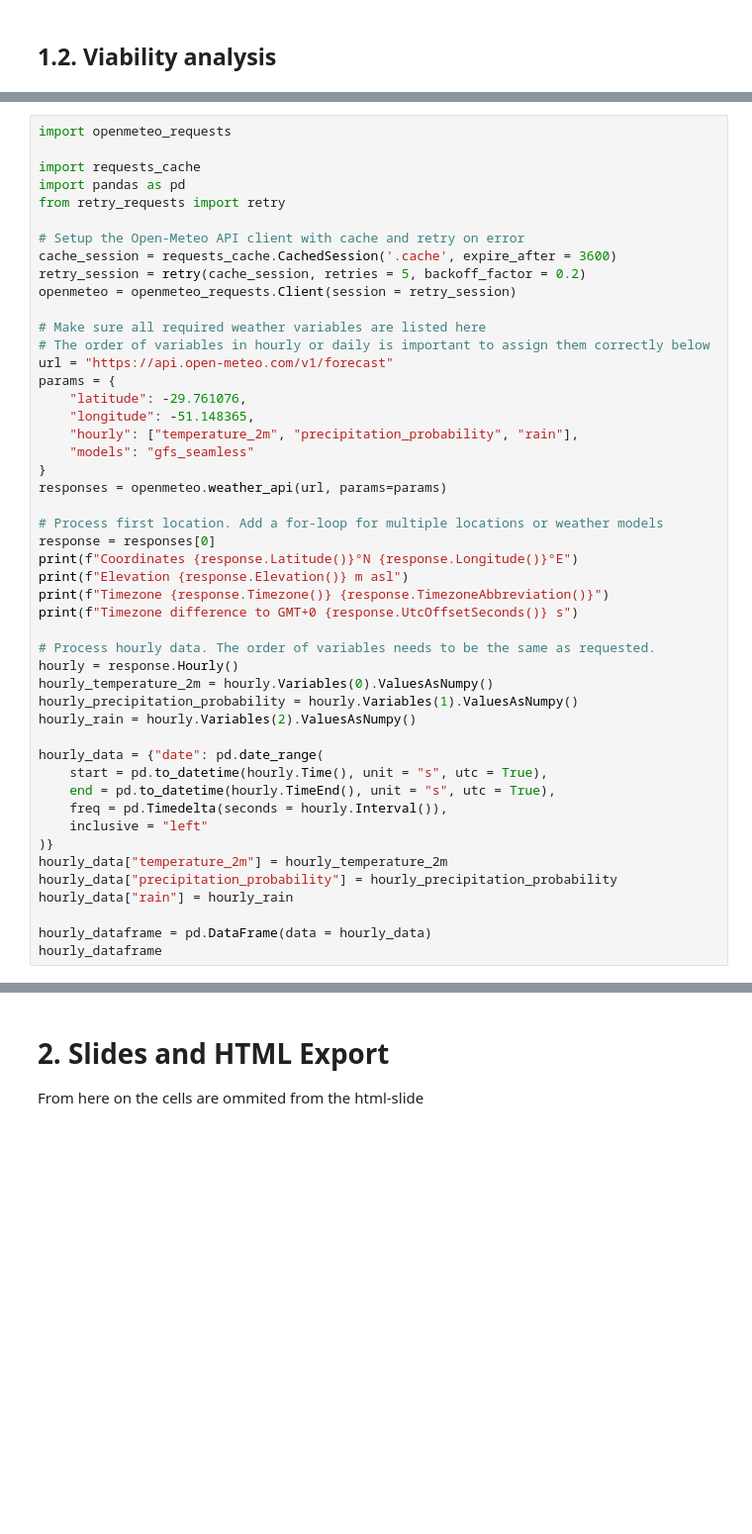
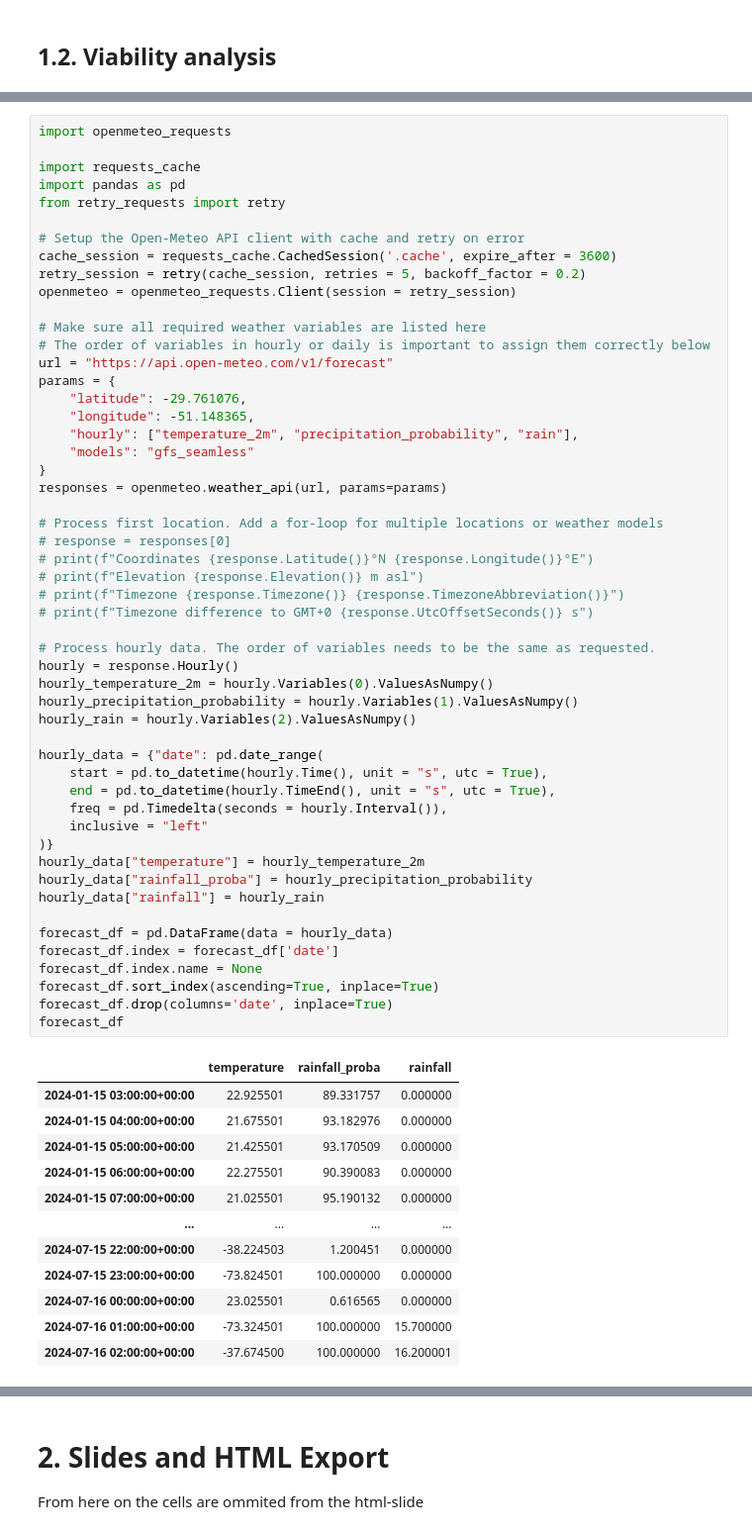
Before and after one commit to samucab/data-flood-forecasting-pitch, a Jupyter notebook: idea-viability.ipynb, the cells around one changed output, grey strips where cells are left out. Shown at 99% size. Drawn from its saved outputs; the diff is of its cells as text; blank space fills up the shorter version.

```diff
--- a/idea-viability.ipynb
+++ b/idea-viability.ipynb
@@ -231,40 +230,56 @@ cache_session = requests_cache.CachedSession('.cache', expire_after = 3600)
 retry_session = retry(cache_session, retries = 5, backoff_factor = 0.2)
 openmeteo = openmeteo_requests.Client(session = retry_session)
 
 # Make sure all required weather variables are listed here
 # The order of variables in hourly or daily is important to assign them correctly below
 url = "https://api.open-meteo.com/v1/forecast"
 params = {
 	"latitude": -29.761076,
 	"longitude": -51.148365,
 	"hourly": ["temperature_2m", "precipitation_probability", "rain"],
     "models": "gfs_seamless"
 }
 responses = openmeteo.weather_api(url, params=params)
 
 # Process first location. Add a for-loop for multiple locations or weather models
-response = responses[0]
-print(f"Coordinates {response.Latitude()}°N {response.Longitude()}°E")
-print(f"Elevation {response.Elevation()} m asl")
-print(f"Timezone {response.Timezone()} {response.TimezoneAbbreviation()}")
-print(f"Timezone difference to GMT+0 {response.UtcOffsetSeconds()} s")
+# response = responses[0]
+# print(f"Coordinates {response.Latitude()}°N {response.Longitude()}°E")
+# print(f"Elevation {response.Elevation()} m asl")
+# print(f"Timezone {response.Timezone()} {response.TimezoneAbbreviation()}")
+# print(f"Timezone difference to GMT+0 {response.UtcOffsetSeconds()} s")
 
 # Process hourly data. The order of variables needs to be the same as requested.
 hourly = response.Hourly()
 hourly_temperature_2m = hourly.Variables(0).ValuesAsNumpy()
 hourly_precipitation_probability = hourly.Variables(1).ValuesAsNumpy()
 hourly_rain = hourly.Variables(2).ValuesAsNumpy()
 
 hourly_data = {"date": pd.date_range(
 	start = pd.to_datetime(hourly.Time(), unit = "s", utc = True),
 	end = pd.to_datetime(hourly.TimeEnd(), unit = "s", utc = True),
 	freq = pd.Timedelta(seconds = hourly.Interval()),
 	inclusive = "left"
 )}
-hourly_data["temperature_2m"] = hourly_temperature_2m
-hourly_data["precipitation_probability"] = hourly_precipitation_probability
-hourly_data["rain"] = hourly_rain
+hourly_data["temperature"] = hourly_temperature_2m
+hourly_data["rainfall_proba"] = hourly_precipitation_probability
+hourly_data["rainfall"] = hourly_rain
 
-hourly_dataframe = pd.DataFrame(data = hourly_data)
-hourly_dataframe
+forecast_df = pd.DataFrame(data = hourly_data)
+forecast_df.index = forecast_df['date']
+forecast_df.index.name = None
+forecast_df.sort_index(ascending=True, inplace=True)
+forecast_df.drop(columns='date', inplace=True)
+forecast_df
 # %% [output]
+|  | temperature | rainfall_proba | rainfall |
+| 2024-01-15 03:00:00+00:00 | 22.925501 | 89.331757 | 0.000000 |
+| 2024-01-15 04:00:00+00:00 | 21.675501 | 93.182976 | 0.000000 |
+| 2024-01-15 05:00:00+00:00 | 21.425501 | 93.170509 | 0.000000 |
+| 2024-01-15 06:00:00+00:00 | 22.275501 | 90.390083 | 0.000000 |
+| 2024-01-15 07:00:00+00:00 | 21.025501 | 95.190132 | 0.000000 |
+| ... | ... | ... | ... |
+| 2024-07-15 22:00:00+00:00 | -38.224503 | 1.200451 | 0.000000 |
+| 2024-07-15 23:00:00+00:00 | -73.824501 | 100.000000 | 0.000000 |
+| 2024-07-16 00:00:00+00:00 | 23.025501 | 0.616565 | 0.000000 |
+| 2024-07-16 01:00:00+00:00 | -73.324501 | 100.000000 | 15.700000 |
+| 2024-07-16 02:00:00+00:00 | -37.674500 | 100.000000 | 16.200001 |
```
Also changed, not shown: parts of 18 cells of this notebook, 3 other files.
